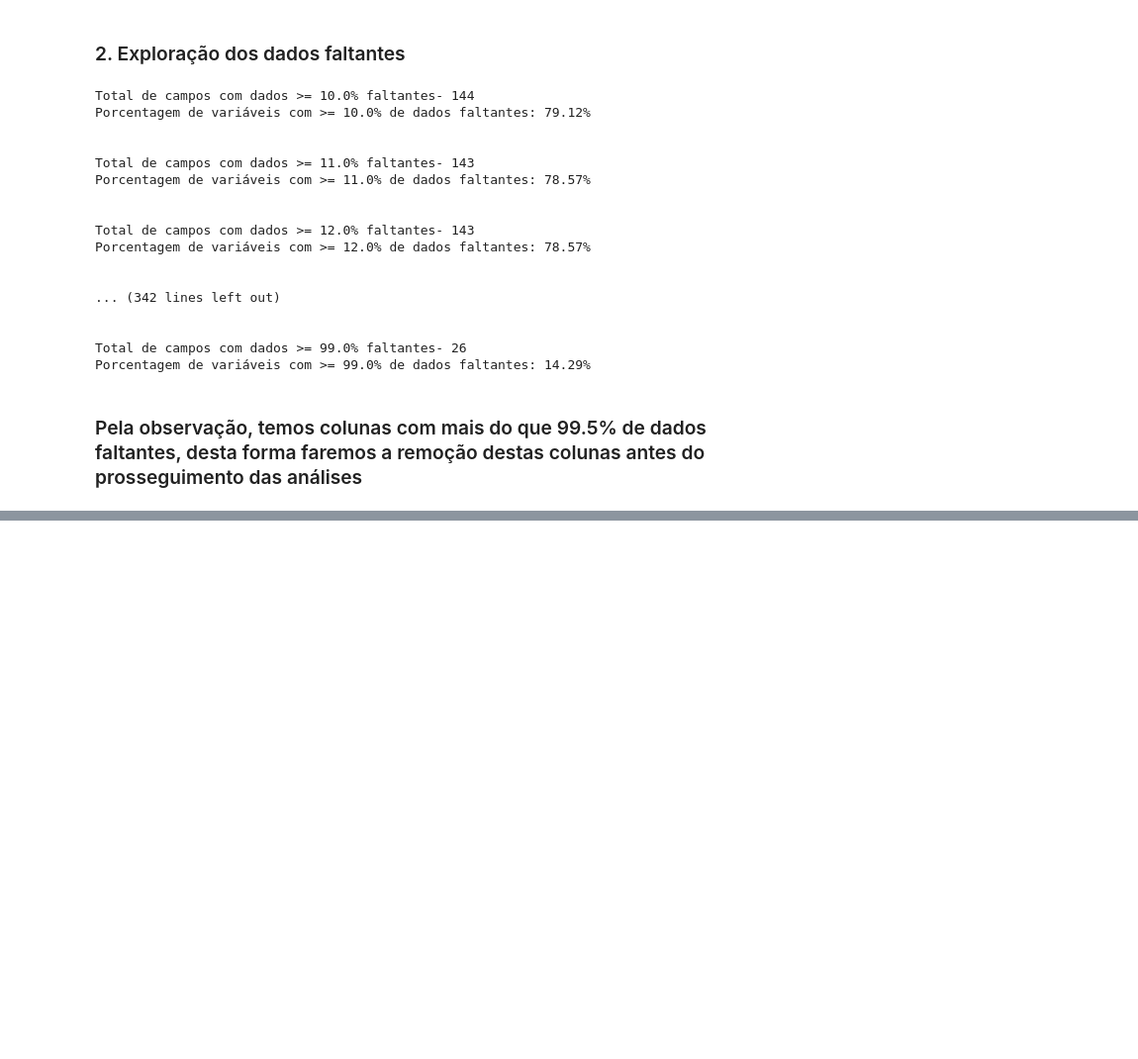
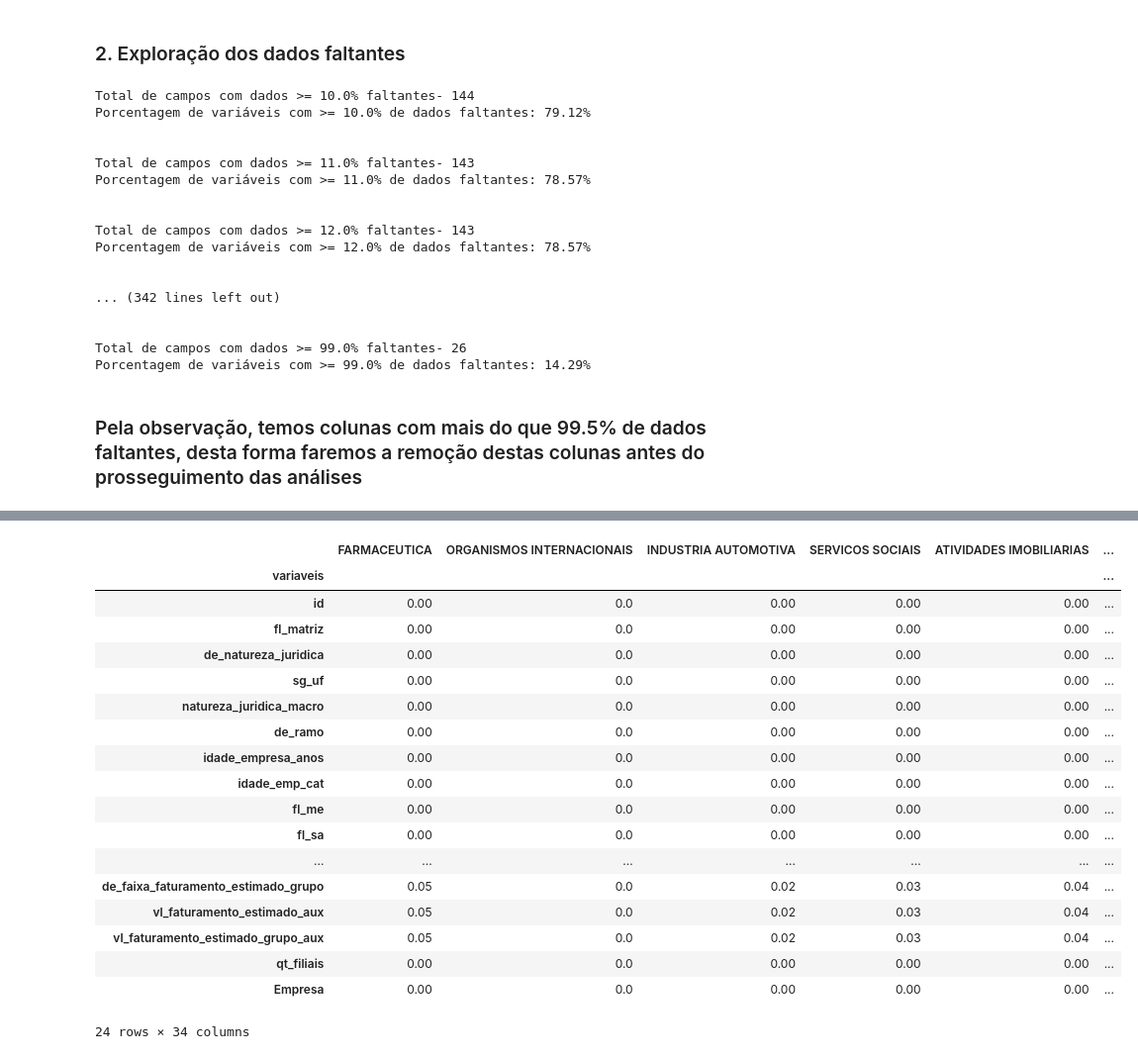
Before and after one commit to tiagofer/leads_match_system, a Jupyter notebook: notebooks/eda.ipynb, the cells around one changed output, grey strips where cells are left out. Shown at 99% size. Cells and saved outputs as stored; diff of their text form; code cells hidden in the pictures; blank space fills up the shorter version.

```diff
--- a/notebooks/eda.ipynb
+++ b/notebooks/eda.ipynb
@@ -142,0 +184,6 @@ ValueError: Mime type rendering requires nbformat>=4.2.0 but it is not installed
+# %%
+df_cluster = df_compare_missing.T
+kmeans_7_clusters = KMeans(n_clusters=7,random_state=42)
+kmeans_7_clusters.fit(df_compare_missing)
+cluster = kmeans_7_clusters.predict(df_compare_missing)
+df_compare_missing['cluster'] = cluster
@@ -142,0 +207,25 @@ ValueError: Mime type rendering requires nbformat>=4.2.0 but it is not installed
+# %%
+#Seleção do cluster para testar o modelo
+cluster = df_compare_missing.query('cluster == 2')
+columns = cluster.index.to_list()
+cluster
+# %% [output]
+|  | FARMACEUTICA | ORGANISMOS INTERNACIONAIS | INDUSTRIA AUTOMOTIVA | SERVICOS SOCIAIS | ATIVIDADES IMOBILIARIAS | ... |
+| variaveis |  |  |  |  |  | ... |
+| id | 0.00 | 0.0 | 0.00 | 0.00 | 0.00 | ... |
+| fl_matriz | 0.00 | 0.0 | 0.00 | 0.00 | 0.00 | ... |
+| de_natureza_juridica | 0.00 | 0.0 | 0.00 | 0.00 | 0.00 | ... |
+| sg_uf | 0.00 | 0.0 | 0.00 | 0.00 | 0.00 | ... |
+| natureza_juridica_macro | 0.00 | 0.0 | 0.00 | 0.00 | 0.00 | ... |
+| de_ramo | 0.00 | 0.0 | 0.00 | 0.00 | 0.00 | ... |
+| idade_empresa_anos | 0.00 | 0.0 | 0.00 | 0.00 | 0.00 | ... |
+| idade_emp_cat | 0.00 | 0.0 | 0.00 | 0.00 | 0.00 | ... |
+| fl_me | 0.00 | 0.0 | 0.00 | 0.00 | 0.00 | ... |
+| fl_sa | 0.00 | 0.0 | 0.00 | 0.00 | 0.00 | ... |
+| ... | ... | ... | ... | ... | ... | ... |
+| de_faixa_faturamento_estimado_grupo | 0.05 | 0.0 | 0.02 | 0.03 | 0.04 | ... |
+| vl_faturamento_estimado_aux | 0.05 | 0.0 | 0.02 | 0.03 | 0.04 | ... |
+| vl_faturamento_estimado_grupo_aux | 0.05 | 0.0 | 0.02 | 0.03 | 0.04 | ... |
+| qt_filiais | 0.00 | 0.0 | 0.00 | 0.00 | 0.00 | ... |
+| Empresa | 0.00 | 0.0 | 0.00 | 0.00 | 0.00 | ... |
+24 rows × 34 columns
```
Also changed, not shown: parts of 35 cells of this notebook, 2 other files.
